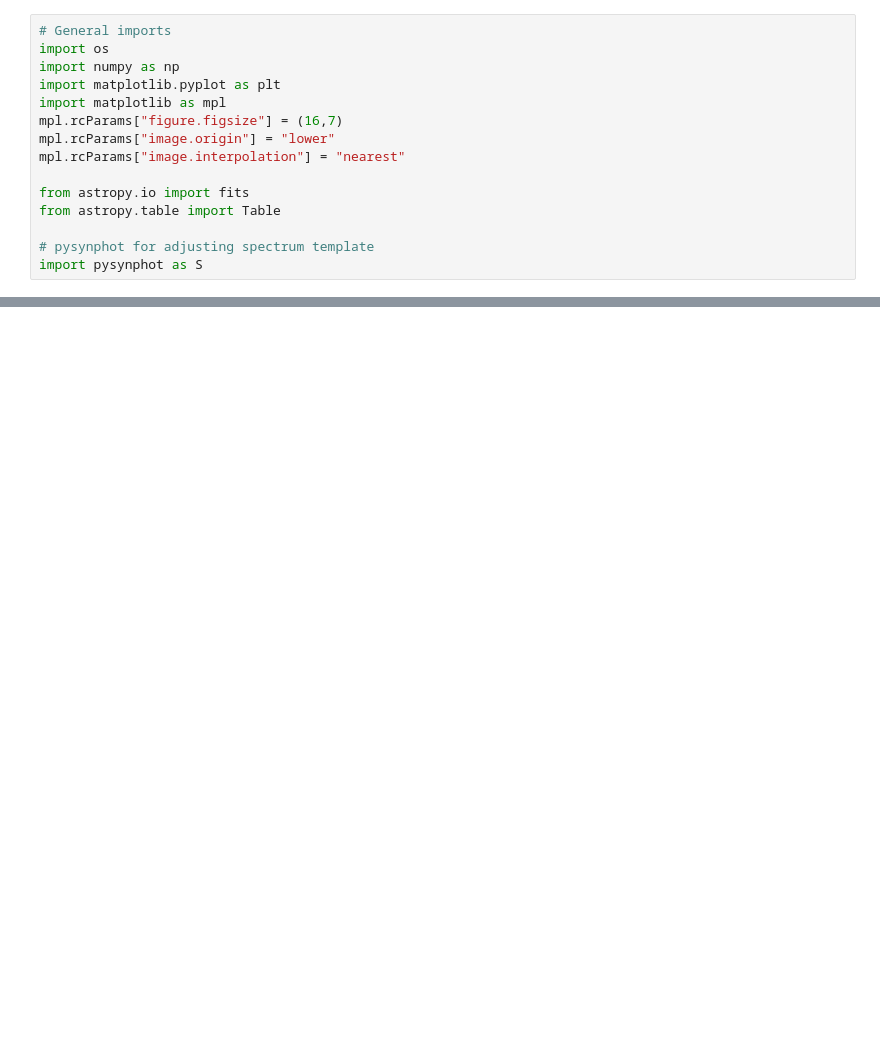
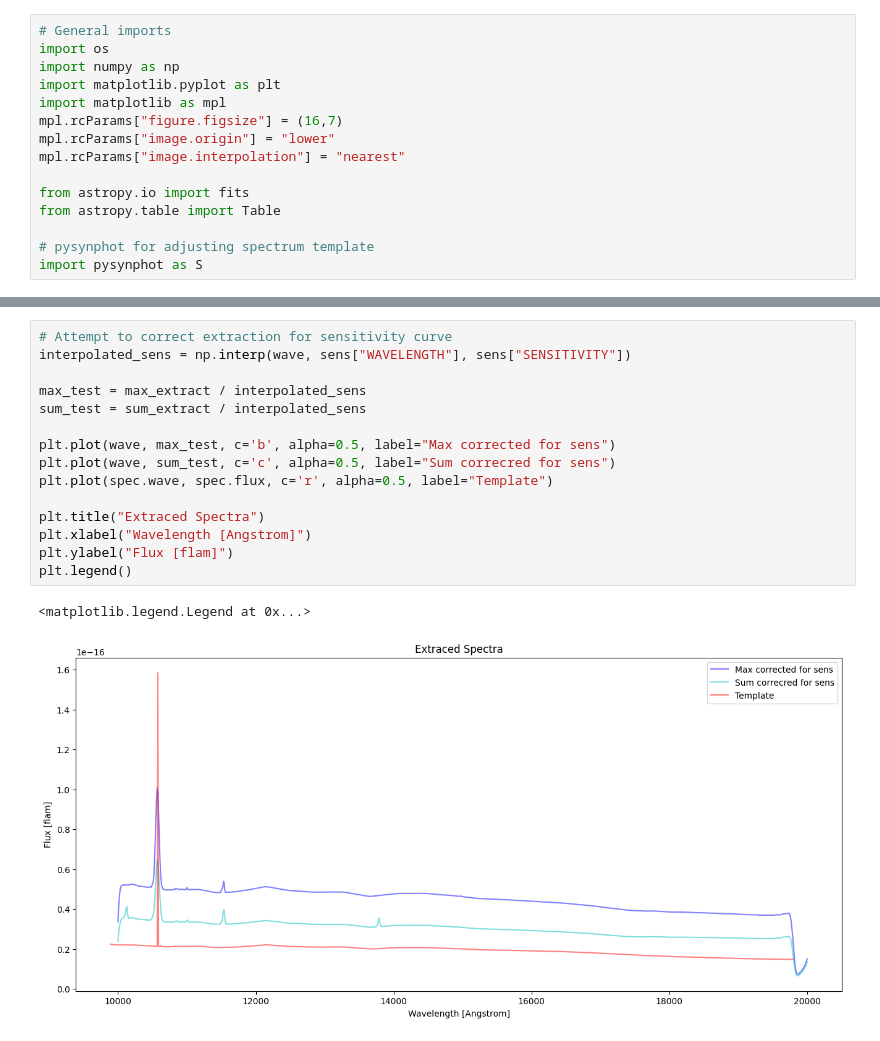
Before and after one commit to keithbuckholz/summer-roman-project, a Jupyter notebook: predictable_extract/notebooks/galaxy_extraction.ipynb, the cells around one changed output, grey strips where cells are left out. Saved outputs shown, nothing was run; the diff lists cells and outputs as text; blank space fills up the shorter version.

```diff
--- a/predictable_extract/notebooks/galaxy_extraction.ipynb
+++ b/predictable_extract/notebooks/galaxy_extraction.ipynb
@@ -115,0 +139,18 @@ sens_bp = S.ArrayBandpass(sens["WAVELENGTH"], sens["SENSITIVITY"])
+# %%
+# Attempt to correct extraction for sensitivity curve
+interpolated_sens = np.interp(wave, sens["WAVELENGTH"], sens["SENSITIVITY"])
+
+max_test = max_extract / interpolated_sens
+sum_test = sum_extract / interpolated_sens
+
+plt.plot(wave, max_test, c='b', alpha=0.5, label="Max corrected for sens")
+plt.plot(wave, sum_test, c='c', alpha=0.5, label="Sum correcred for sens")
+plt.plot(spec.wave, spec.flux, c='r', alpha=0.5, label="Template")
+
+plt.title("Extraced Spectra")
+plt.xlabel("Wavelength [Angstrom]")
+plt.ylabel("Flux [flam]")
+plt.legend()
+# %% [output]
+<matplotlib.legend.Legend at 0x...>
+[figure, added]
```
Also changed, not shown: parts of 7 cells of this notebook, 5 other files.
